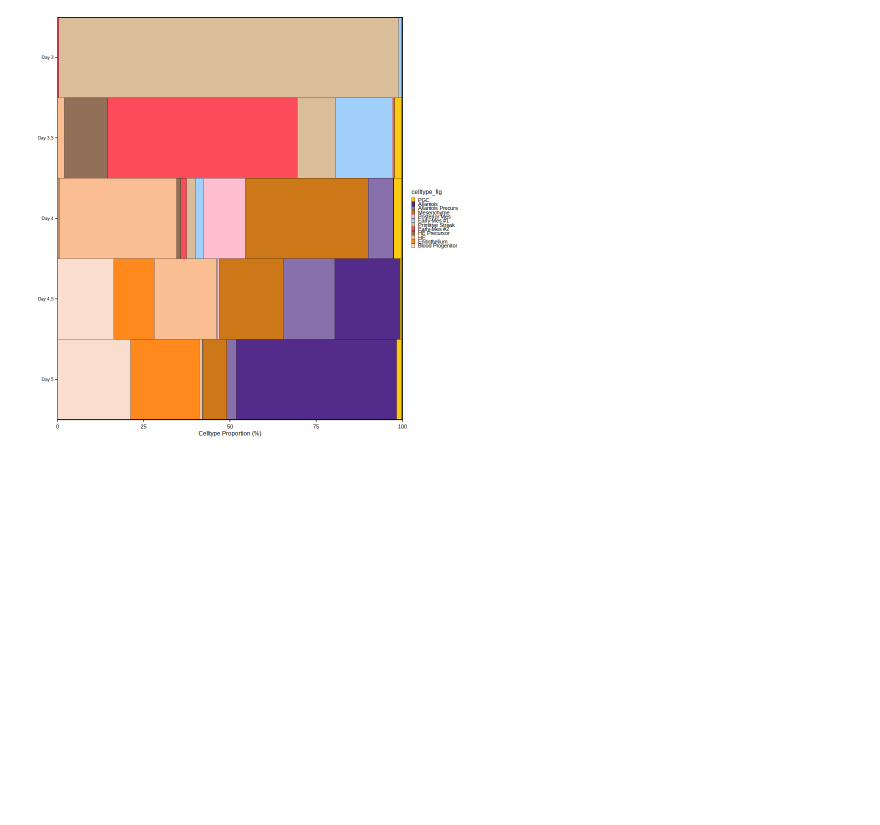
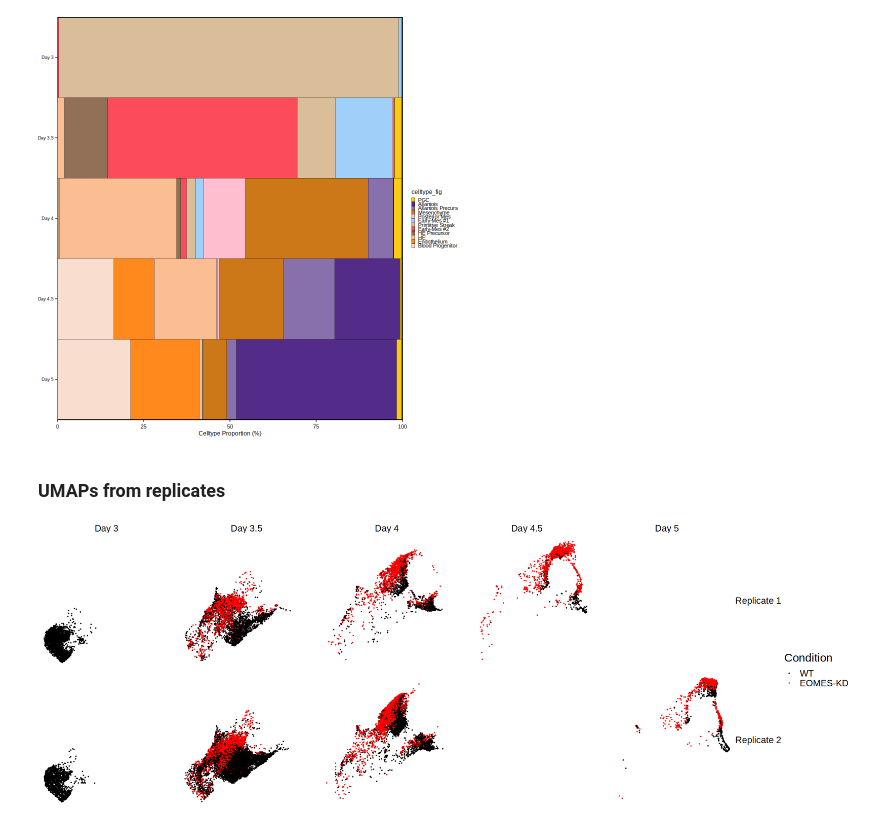
Before and after one commit to BartTheeuwes/CambridgeHPC, a Jupyter notebook: 09_Eomes_invitro_blood/code/thesis/Thesis_figures.ipynb, the cells around one changed output. Drawn from its saved outputs; the diff is of its cells as text; code cells hidden in the pictures; blank space fills up the shorter version.

```diff
--- a/09_Eomes_invitro_blood/code/thesis/Thesis_figures.ipynb
+++ b/09_Eomes_invitro_blood/code/thesis/Thesis_figures.ipynb
@@ -414,3 +419,25 @@ ggsave(file.path(paste0(io$outdir, 'celltype_proportions_day.pdf')),
        units = "mm")
 # %% [output]
 [figure]
+# %% [markdown]
+### UMAPs from replicates
+# %%
+meta_final = fread(io$meta_final) %>%
+    .[, rep := as.vector(opts$sample2rep[match(sample, names(opts$sample2rep))])]
+# %%
+meta_final$genotype_figure = gsub('KO', 'EOMES-KD', meta_final$genotype)
+meta_final$genotype_figure = factor(meta_final$genotype_figure, levels = c("WT", "EOMES-KD"))
+
+meta_final$day_figure = gsub('D', 'Day ', meta_final$day)
+meta_final$rep_figure = gsub('rep', 'Replicate ', meta_final$rep)
+# %%
+options(repr.plot.width = 20, repr.plot.height = 7)
+p1 = ggplot(meta_final[sample(nrow(meta_final))], aes(UMAP1, UMAP2, color = genotype_figure)) +
+    geom_point(size = 0.1) +
+    scale_color_manual(values = c('EOMES-KD' = 'red', 'WT' = 'black'), name = 'Condition') +
+    facet_grid(rows = vars(rep_figure), cols = vars(day_figure)) +
+    theme_void() +
+    theme(text = element_text(size = 20))
+p1
+# %% [output]
+[figure, added]
```
Also changed, not shown: parts of 5 cells of this notebook, 55 other files.
